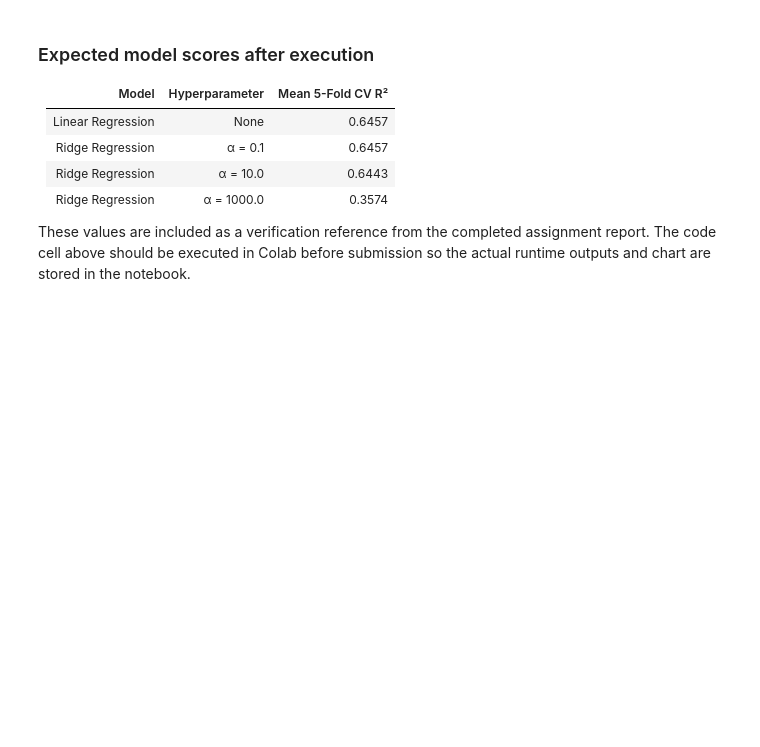
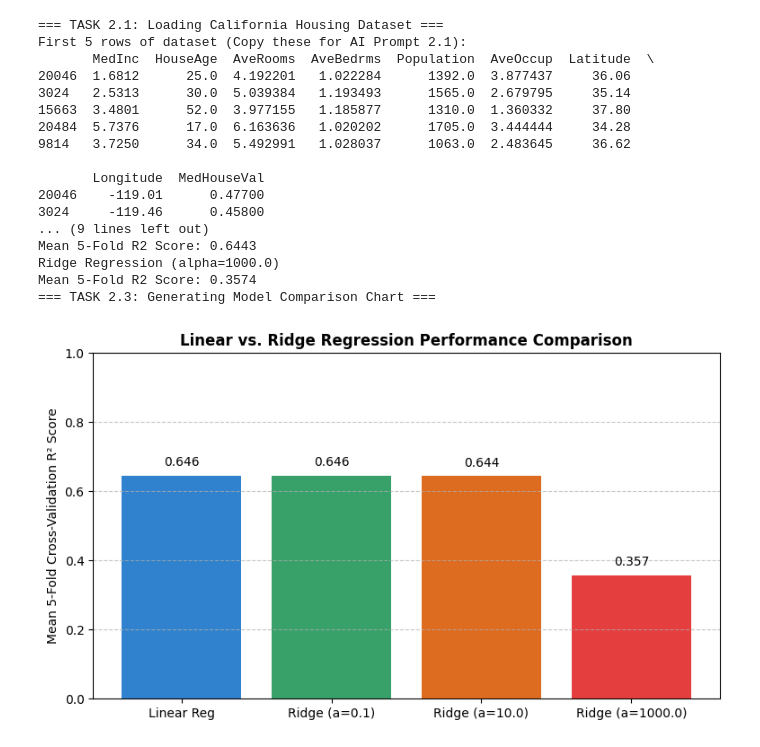
Before and after one commit to Aldric0306/SC5002-Lab-Assignment, a Jupyter notebook: SC5002_Lab_Assignment.ipynb, the cells around one changed output. Saved outputs shown, nothing was run; the diff lists cells and outputs as text; code cells hidden in the pictures; blank space fills up the shorter version.

```diff
--- a/SC5002_Lab_Assignment.ipynb
+++ b/SC5002_Lab_Assignment.ipynb
@@ -22,7 +17,7 @@ from sklearn.preprocessing import StandardScaler
 # --- TASK 2.1: DATASET SETUP ---
 print("=== TASK 2.1: Loading California Housing Dataset ===")
 housing = fetch_california_housing(as_frame=True)
-df = housing.frame.sample(n=1000, random_state=42)  # Sample 1000 records
+df = housing.frame.sample(n=1000, random_state=42) # Sample 1000 records
 
 print("First 5 rows of dataset (Copy these for AI Prompt 2.1):")
 print(df.head())
@@ -33,70 +28,57 @@ y = df['MedHouseVal']
 # Scale numerical features
 scaler = StandardScaler()
 X_scaled = scaler.fit_transform(X)
-
-X_train, X_test, y_train, y_test = train_test_split(
-    X_scaled, y, test_size=0.2, random_state=42
-)
+X_train, X_test, y_train, y_test = train_test_split(X_scaled, y, test_size=0.2, random_state=42)
 
 # --- TASK 2.2: MODEL TRAINING & CROSS-VALIDATION ---
 print("=== TASK 2.2: Training Linear Regression ===")
 lin_reg = LinearRegression()
 lin_scores = cross_val_score(lin_reg, X_train, y_train, cv=5, scoring='r2')
 print(f"Linear Regression Mean 5-Fold R2 Score: {lin_scores.mean():.4f}")
 
 # Ridge Regression Experiments
 alphas = [0.1, 10.0, 1000.0]
 ridge_results = {}
 
 print("--- Training Ridge Regression with Varying Alpha Values ---")
 for a in alphas:
     ridge = Ridge(alpha=a)
     scores = cross_val_score(ridge, X_train, y_train, cv=5, scoring='r2')
     ridge_results[a] = scores.mean()
-    print(
-        f"Ridge Regression (alpha={a:6.1f}) "
-        f"Mean 5-Fold R2 Score: {scores.mean():.4f}"
-    )
+    print(f"Ridge Regression (alpha={a:6.1f})\nMean 5-Fold R2 Score: {scores.mean():.4f}")
 
 # --- TASK 2.3: VISUALIZATION ---
 print("=== TASK 2.3: Generating Model Comparison Chart ===")
 plt.figure(figsize=(9, 5))
 models = ['Linear Reg'] + [f'Ridge (a={a})' for a in alphas]
 scores = [lin_scores.mean()] + list(ridge_results.values())
 
-bars = plt.bar(
-    models,
-    scores,
-    color=['#3182ce', '#38a169', '#dd6b20', '#e53e3e']
-)
+bars = plt.bar(models, scores, color=['#3182ce', '#38a169', '#dd6b20', '#e53e3e'])
 plt.ylabel('Mean 5-Fold Cross-Validation R² Score', fontsize=10)
-plt.title(
-    'Linear vs. Ridge Regression Performance Comparison',
-    fontsize=12,
-    fontweight='bold'
-)
+plt.title('Linear vs. Ridge Regression Performance Comparison', fontsize=12, fontweight='bold')
 plt.ylim(0, 1.0)
 plt.grid(axis='y', linestyle='--', alpha=0.7)
 
 for bar in bars:
     yval = bar.get_height()
-    plt.text(
-        bar.get_x() + bar.get_width() / 2.0,
-        yval + 0.02,
-        f'{yval:.3f}',
-        ha='center',
-        va='bottom'
-    )
-
+    plt.text(bar.get_x() + bar.get_width()/2.0, yval + 0.02, f'{yval:.3f}', ha='center', va='bottom')
 plt.show()
+# %% [output]
+=== TASK 2.1: Loading California Housing Dataset ===
+First 5 rows of dataset (Copy these for AI Prompt 2.1):
+       MedInc  HouseAge  AveRooms  AveBedrms  Population  AveOccup  Latitude  \
+20046  1.6812      25.0  4.192201   1.022284      1392.0  3.877437     36.06
+3024   2.5313      30.0  5.039384   1.193493      1565.0  2.679795     35.14
+15663  3.4801      52.0  3.977155   1.185877      1310.0  1.360332     37.80
+20484  5.7376      17.0  6.163636   1.020202      1705.0  3.444444     34.28
+9814   3.7250      34.0  5.492991   1.028037      1063.0  2.483645     36.62
+
+       Longitude  MedHouseVal
+20046    -119.01      0.47700
+3024     -119.46      0.45800
+... (9 lines left out)
+Mean 5-Fold R2 Score: 0.6443
+Ridge Regression (alpha=1000.0)
+Mean 5-Fold R2 Score: 0.3574
+=== TASK 2.3: Generating Model Comparison Chart ===
+[figure, added]
-# %% [markdown]
-### Expected model scores after execution
-
-| Model | Hyperparameter | Mean 5-Fold CV R² |
-|---|---:|---:|
-| Linear Regression | None | 0.6457 |
-| Ridge Regression | α = 0.1 | 0.6457 |
-| Ridge Regression | α = 10.0 | 0.6443 |
-| Ridge Regression | α = 1000.0 | 0.3574 |
-
-These values are included as a verification reference from the completed assignment report. The code cell above should be executed in Colab before submission so the actual runtime outputs and chart are stored in the notebook.
```
Also changed, not shown: parts of 2 cells of this notebook.
